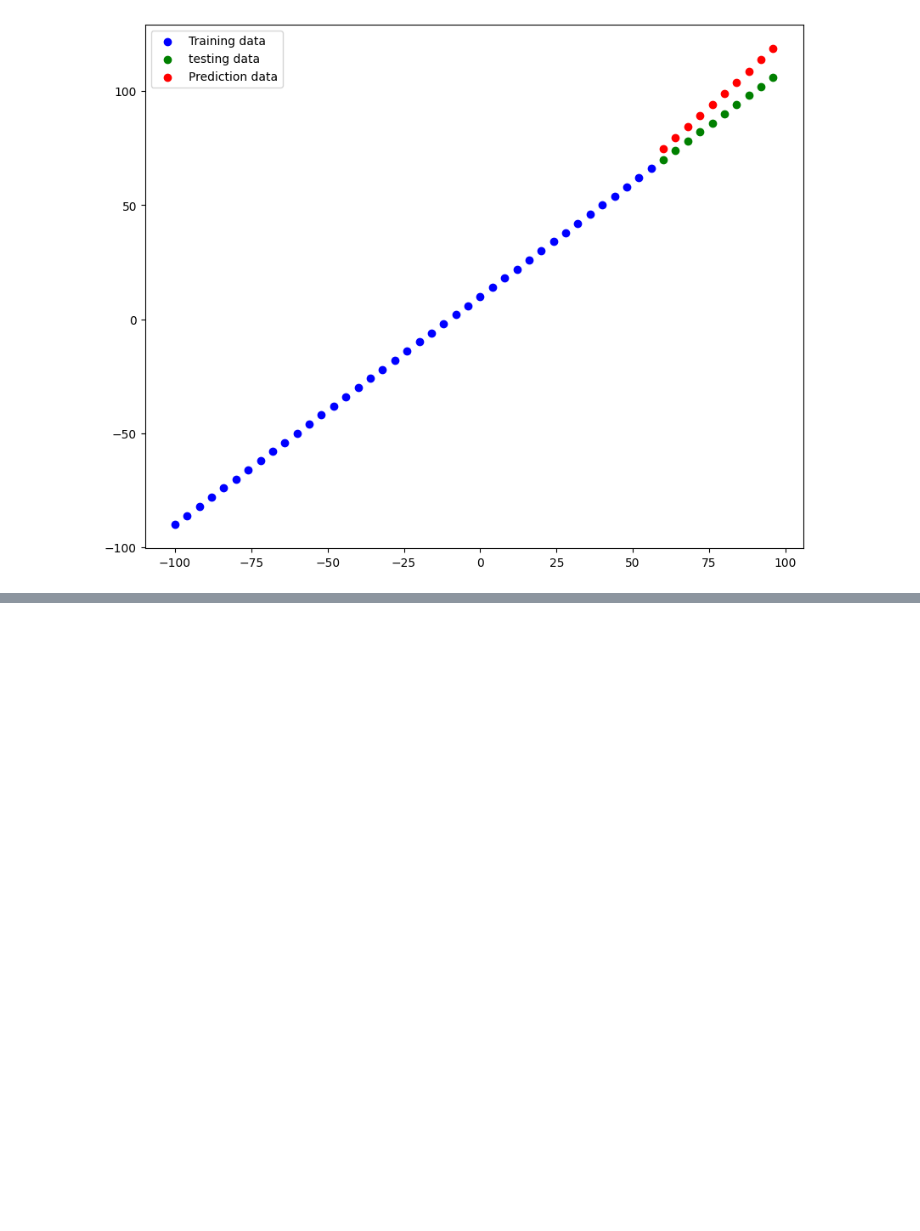
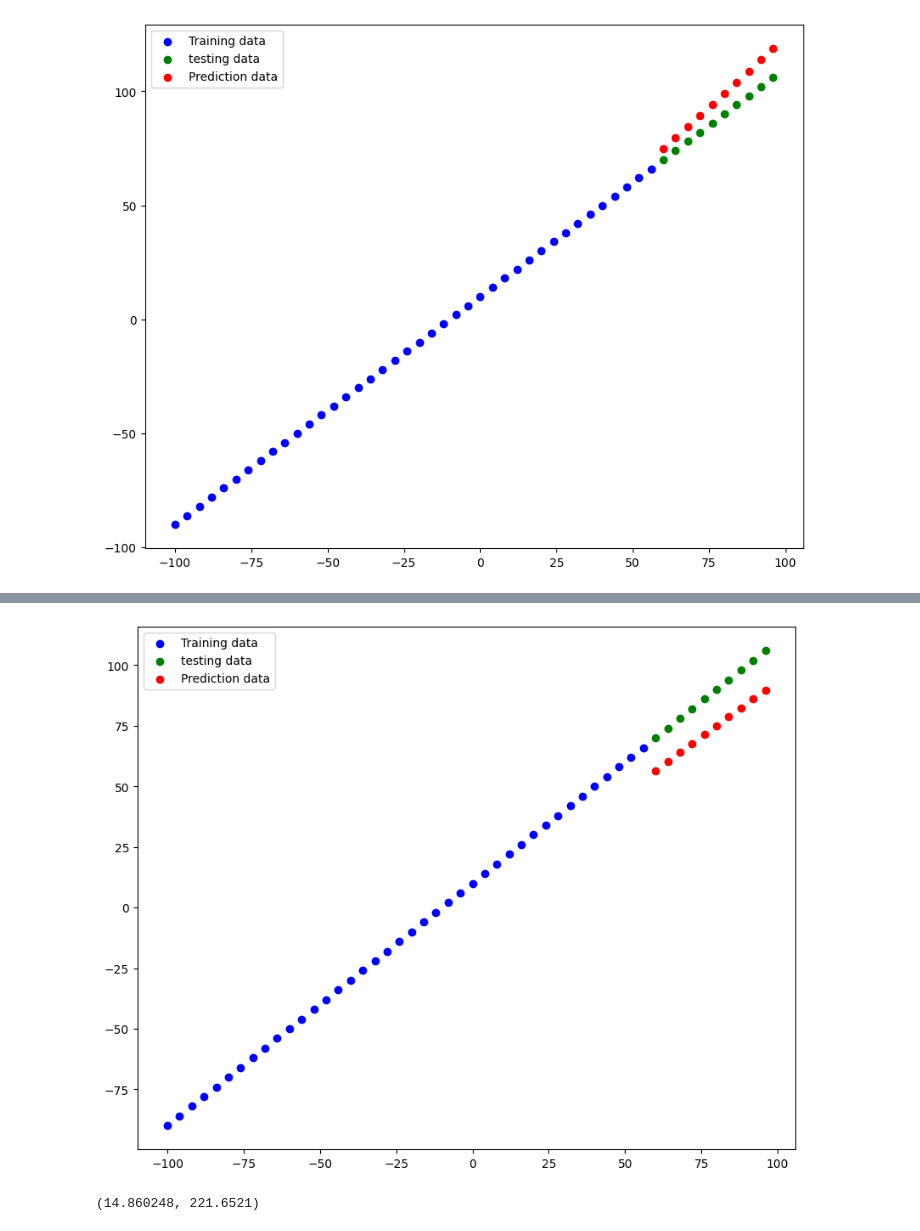
Before and after one commit to gunavc/TensorFlow, a Jupyter notebook: Neural-Network-Regression.ipynb, the cells around one changed output, grey strips where cells are left out. Drawn from its saved outputs; the diff is of its cells as text; code cells hidden in the pictures; blank space fills up the shorter version.

Commit message:
experimenting with hyperparameters

```diff
--- a/Neural-Network-Regression.ipynb
+++ b/Neural-Network-Regression.ipynb
@@ -340,0 +362,11 @@ plot_pred()
+# %%
+#Running experiments to improve the model
+
+#1 layer trained for 100 epochs
+model_1 = tf.keras.Sequential([
+    tf.keras.layers.Dense(1)
+])
+model_1.compile(loss=tf.keras.losses.mae,
+               optimizer=tf.keras.optimizers.SGD(),
+               metrics=["mae"])
+model_1.fit(tf.expand_dims(X_train, axis=-1), y_train, epochs=100)
@@ -340,0 +394,4 @@ plot_pred()
+# %%
+y_pred_1 = model_1.predict(X_test)
+plot_pred(predictions=y_pred_1)
+# %% [output]
@@ -340,0 +400,7 @@ plot_pred()
+[figure, added]
+# %%
+mae_1 = mae(y_test, y_pred_1)
+mse_1 = mse(y_test, y_pred_1)
+mae_1, mse_1
+# %% [output]
+(14.860248, 221.6521)
```
Also changed, not shown: parts of 23 cells of this notebook.
